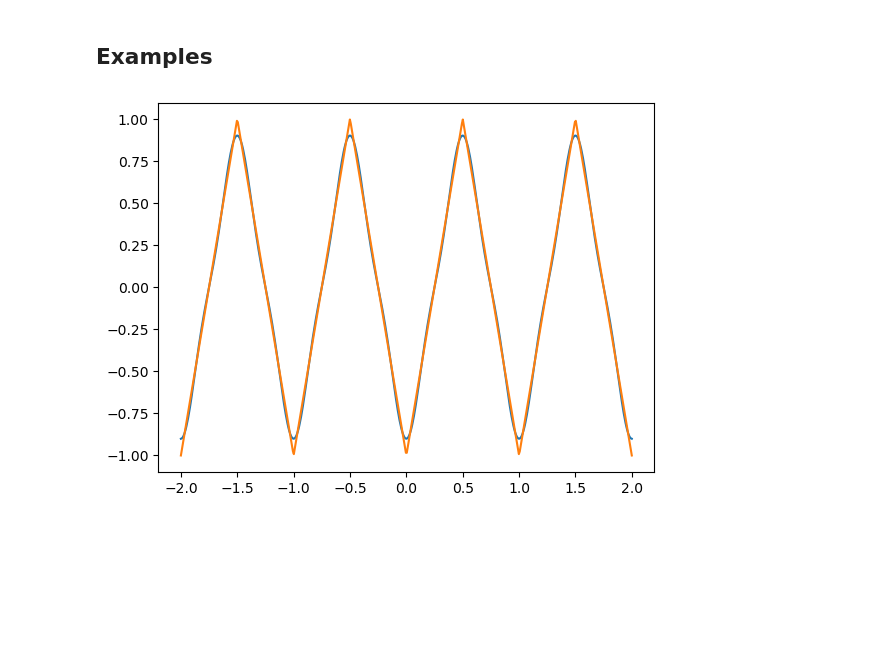
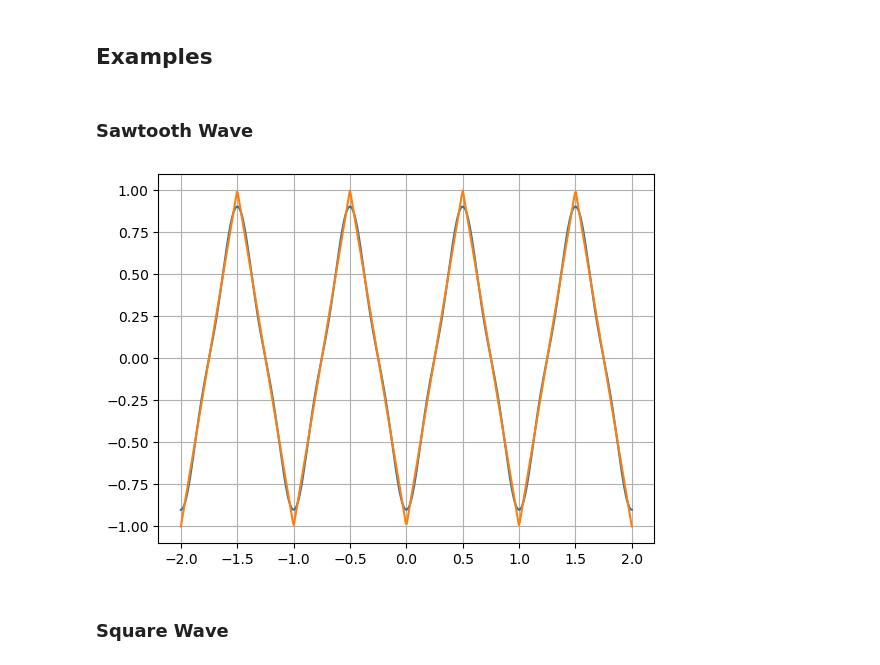
Before and after one commit to UBCMath/MATH316, a Jupyter notebook: _sources/fourier.ipynb, the cells around one changed output. Saved outputs shown, nothing was run; the diff lists cells and outputs as text; code cells hidden in the pictures; blank space fills up the shorter version.

```diff
--- a/_sources/fourier.ipynb
+++ b/_sources/fourier.ipynb
@@ -183,16 +183,21 @@ plt.show()
 [figure]
 # %% [markdown]
 ## Examples
+# %% [markdown]
+### Sawtooth Wave
 # %%
 import scipy.signal as sps
 # %%
 f = lambda x: sps.sawtooth(2*np.pi*x,width=0.5)
 L = 2
 a0,a,b = fourier(f,L,15)
 x = np.linspace(-L,L,500)
 y = fouriersum(a0,a,b,x,L)
 plt.plot(x,y)
 plt.plot(x,f(x))
+plt.grid(True)
 plt.show()
 # %% [output]
-[figure, old version]
+[figure, new version]
+# %% [markdown]
+### Square Wave
```
Also changed, not shown: parts of 2 cells of this notebook, 4 other files.
